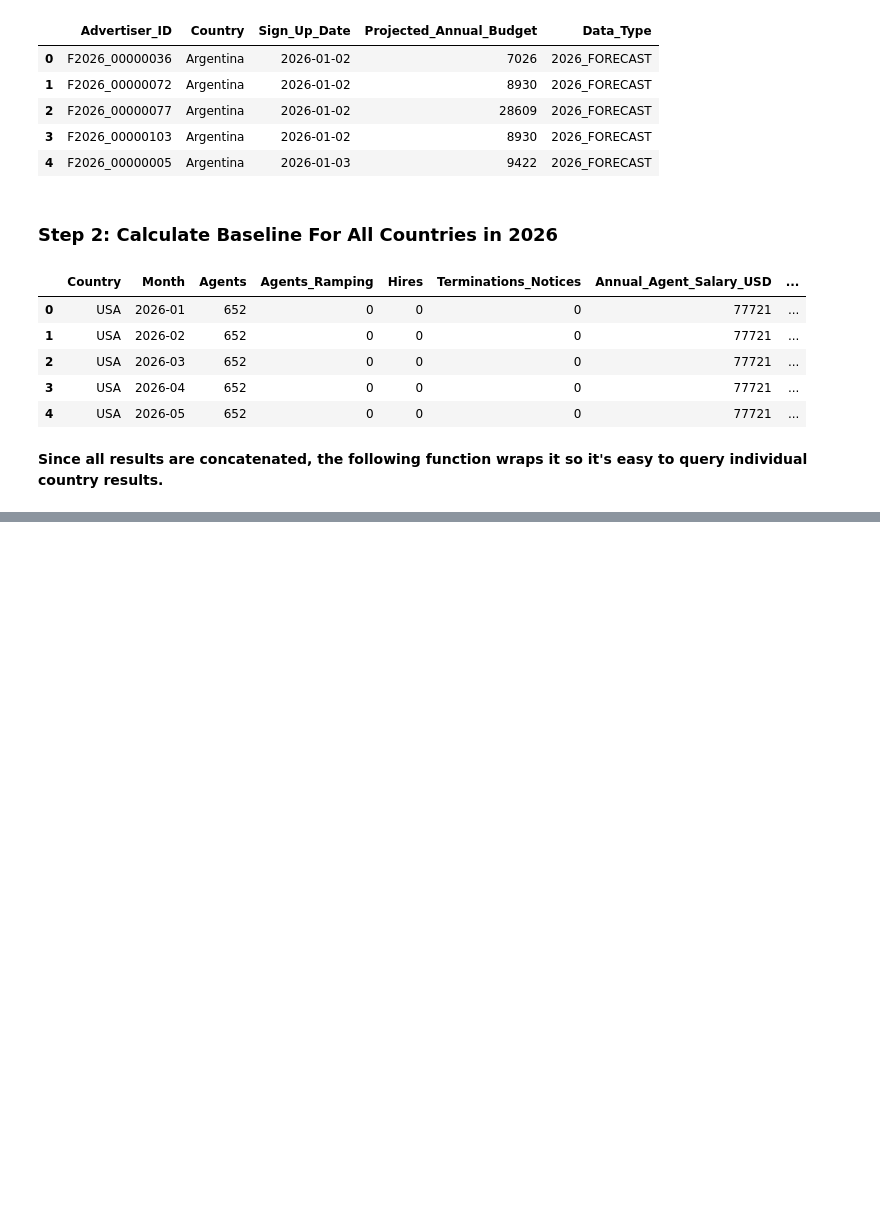
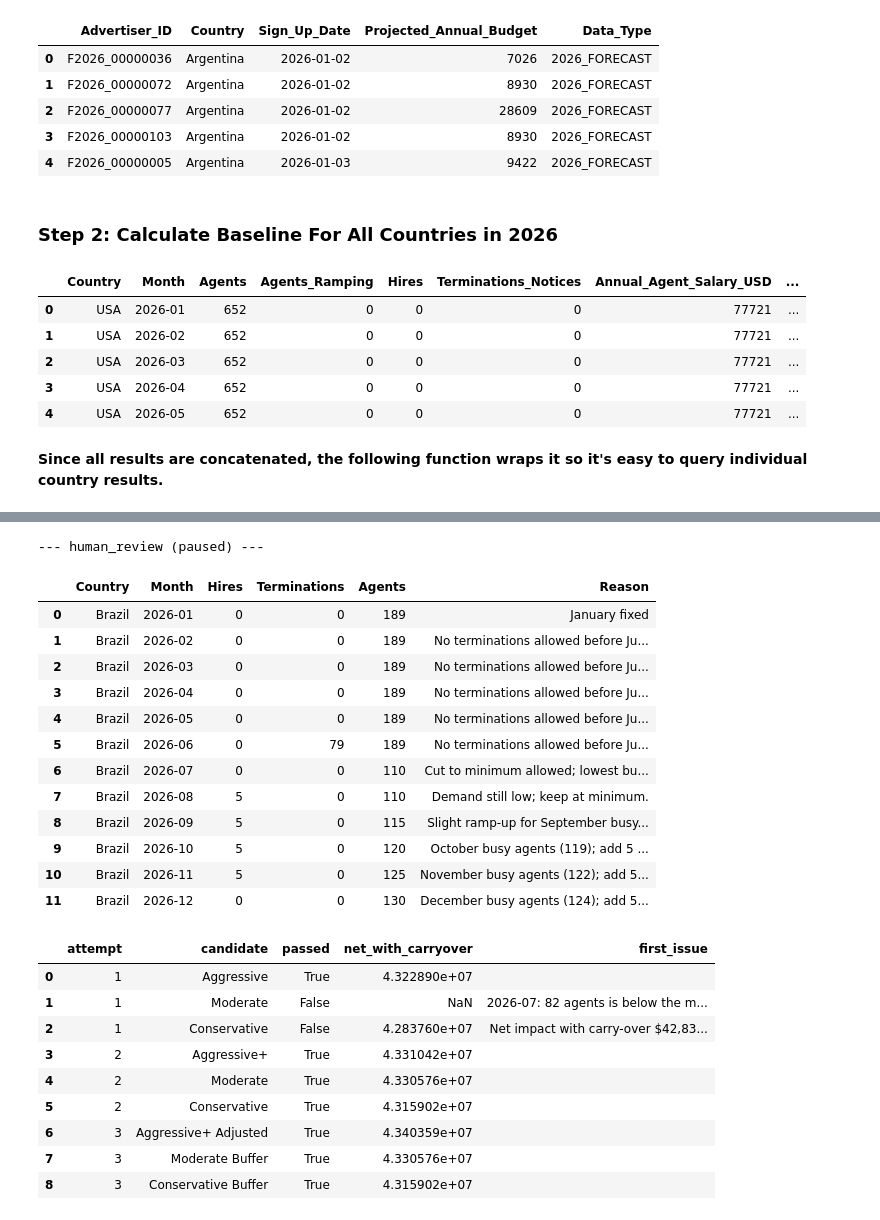
Before and after one commit to aschan12/DADS5250Hackathon, a Jupyter notebook: Hackathon_notebook.ipynb, the cells around one changed output, grey strips where cells are left out. Drawn from its saved outputs; the diff is of its cells as text; code cells hidden in the pictures; blank space fills up the shorter version.

```diff
--- a/Hackathon_notebook.ipynb
+++ b/Hackathon_notebook.ipynb
@@ -164,7 +166,7 @@ def simulate_country(advertisers, country, staffing_plan, start_date="2024-01-01
         # Enhancement 1b: raise error if staff reduction causes currently supported advertisers to suddenly go without an agent
         if currently_supported > total_capacity:
             raise ValueError(f"Infeasible staffing plan: "
-                             f"{Country} on {current_date.date()} " f"has {currently_supported} supported advertisers "
+                             f"{country} on {current_date.date()} " f"has {currently_supported} supported advertisers "
                             f"but only {total_capacity} available capacity.")
 
         # 5. First-In First-Out assignment
@@ -586,0 +1704,9 @@ argentina_metrics
+# %%
+# ==========================================================
+# 9. Run Brazil until the human review pause
+# ==========================================================
+country = "Brazil"
+config = {"configurable": {"thread_id": country}}
+
+result = graph.invoke({"country": country}, config)
+show_memo(result["__interrupt__"][0].value["memo"])
@@ -586,0 +1813,37 @@ argentina_metrics
+# %%
+# ==========================================================
+# 11. Approve and show the final plan
+# ==========================================================
+result = graph.invoke(Command(resume="approve"), config)
+
+final_plan = pd.DataFrame(result["comparison"]["final_decisions"])
+final_plan["Agents"] = result["comparison"]["final_levels"]
+if result["comparison"]["final_plan"] == "AI":
+    final_plan["Reason"] = final_plan["Month"].map(result["best"]["reasons"]).fillna("January fixed")
+display(final_plan)
+display(pd.DataFrame(result["comparison"]["attempt_log"]))
+# %% [output]
+--- human_review (paused) ---
+|  | Country | Month | Hires | Terminations | Agents | Reason |
+| 0 | Brazil | 2026-01 | 0 | 0 | 189 | January fixed |
+| 1 | Brazil | 2026-02 | 0 | 0 | 189 | No terminations allowed before Ju... |
+| 2 | Brazil | 2026-03 | 0 | 0 | 189 | No terminations allowed before Ju... |
+| 3 | Brazil | 2026-04 | 0 | 0 | 189 | No terminations allowed before Ju... |
+| 4 | Brazil | 2026-05 | 0 | 0 | 189 | No terminations allowed before Ju... |
+| 5 | Brazil | 2026-06 | 0 | 79 | 189 | No terminations allowed before Ju... |
+| 6 | Brazil | 2026-07 | 0 | 0 | 110 | Cut to minimum allowed; lowest bu... |
+| 7 | Brazil | 2026-08 | 5 | 0 | 110 | Demand still low; keep at minimum. |
+| 8 | Brazil | 2026-09 | 5 | 0 | 115 | Slight ramp-up for September busy... |
+| 9 | Brazil | 2026-10 | 5 | 0 | 120 | October busy agents (119); add 5 ... |
+| 10 | Brazil | 2026-11 | 5 | 0 | 125 | November busy agents (122); add 5... |
+| 11 | Brazil | 2026-12 | 0 | 0 | 130 | December busy agents (124); add 5... |
+|  | attempt | candidate | passed | net_with_carryover | first_issue |
+| 0 | 1 | Aggressive | True | 4.322890e+07 |  |
+| 1 | 1 | Moderate | False | NaN | 2026-07: 82 agents is below the m... |
+| 2 | 1 | Conservative | False | 4.283760e+07 | Net impact with carry-over $42,83... |
+| 3 | 2 | Aggressive+ | True | 4.331042e+07 |  |
+| 4 | 2 | Moderate | True | 4.330576e+07 |  |
+| 5 | 2 | Conservative | True | 4.315902e+07 |  |
+| 6 | 3 | Aggressive+ Adjusted | True | 4.340359e+07 |  |
+| 7 | 3 | Moderate Buffer | True | 4.330576e+07 |  |
+| 8 | 3 | Conservative Buffer | True | 4.315902e+07 |  |
```
Also changed, not shown: parts of 32 cells of this notebook.
